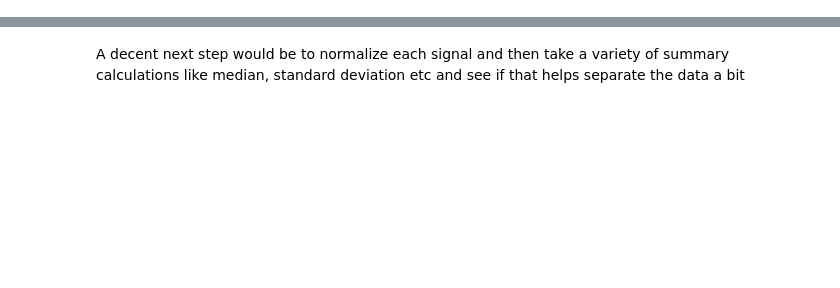
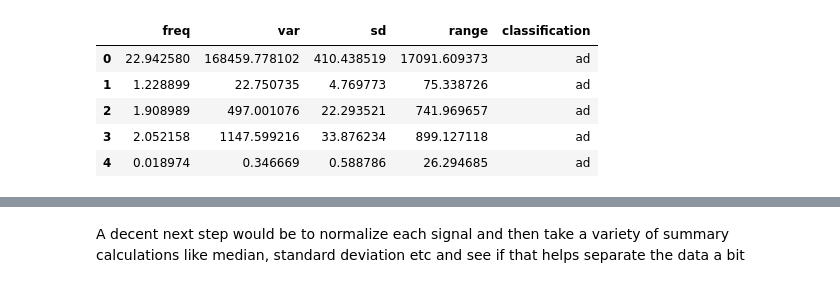
Before and after one commit to brycemcd/muteButton, a Jupyter notebook: extra/modelAnalysis/2016-10-16-BAM-vector-means-comparison.ipynb, the cells around one changed output, grey strips where cells are left out. Drawn from its saved outputs; the diff is of its cells as text; code cells hidden in the pictures; blank space fills up the shorter version.

```diff
--- a/extra/modelAnalysis/2016-10-16-BAM-vector-means-comparison.ipynb
+++ b/extra/modelAnalysis/2016-10-16-BAM-vector-means-comparison.ipynb
@@ -6,9 +6,18 @@ import matplotlib.pyplot as plt
 import seaborn as sns
 # %%
 ad = pd.read_csv('data/adMeans.txt', header=None)
-ad.rename(columns={0 : 'freq'}, inplace=True)
+#ad.rename(columns={0 : 'freq'}, inplace=True)
 game = pd.read_csv('data/gameMeans.txt', header=None)
-game.rename(columns={0 : 'freq'}, inplace=True)
+#game.rename(columns={0 : 'freq'}, inplace=True)
 ad['classification'] = 'ad'
 game['classification'] = 'game'
 all_points = pd.concat([ad, game])
+all_points.rename(columns={0 : 'freq', 1 : 'var', 2 : 'sd', 3: 'range'}, inplace=True)
+all_points.head()
+# %% [output]
+|  | freq | var | sd | range | classification |
+| 0 | 22.942580 | 168459.778102 | 410.438519 | 17091.609373 | ad |
+| 1 | 1.228899 | 22.750735 | 4.769773 | 75.338726 | ad |
+| 2 | 1.908989 | 497.001076 | 22.293521 | 741.969657 | ad |
+| 3 | 2.052158 | 1147.599216 | 33.876234 | 899.127118 | ad |
+| 4 | 0.018974 | 0.346669 | 0.588786 | 26.294685 | ad |
```
Also changed, not shown: parts of 5 cells of this notebook, 5 other files.
